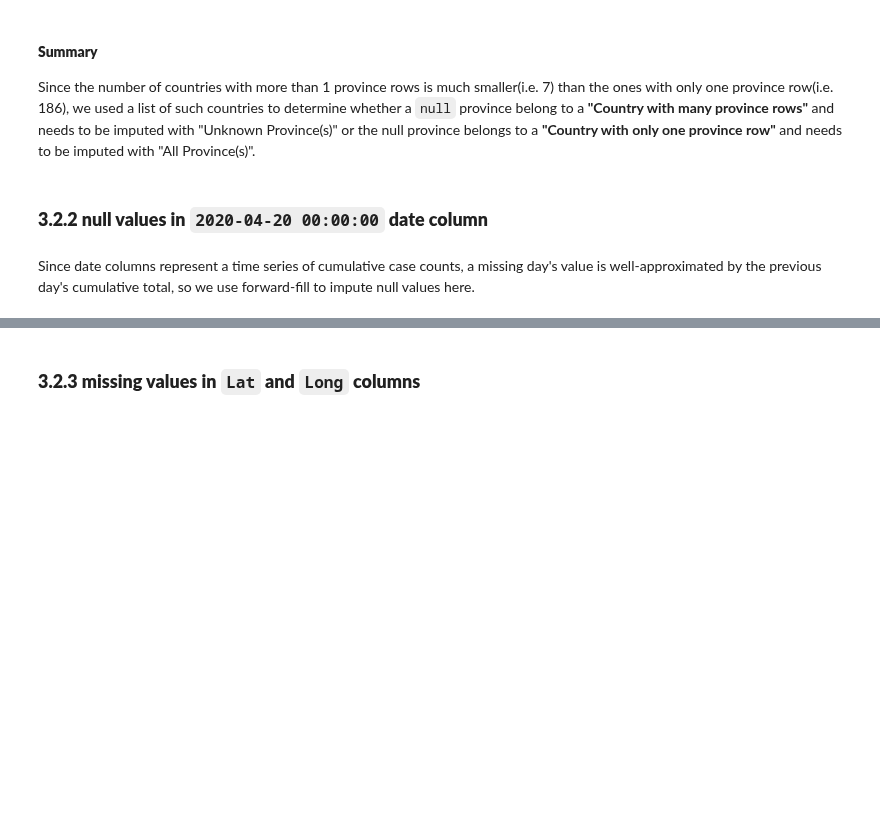
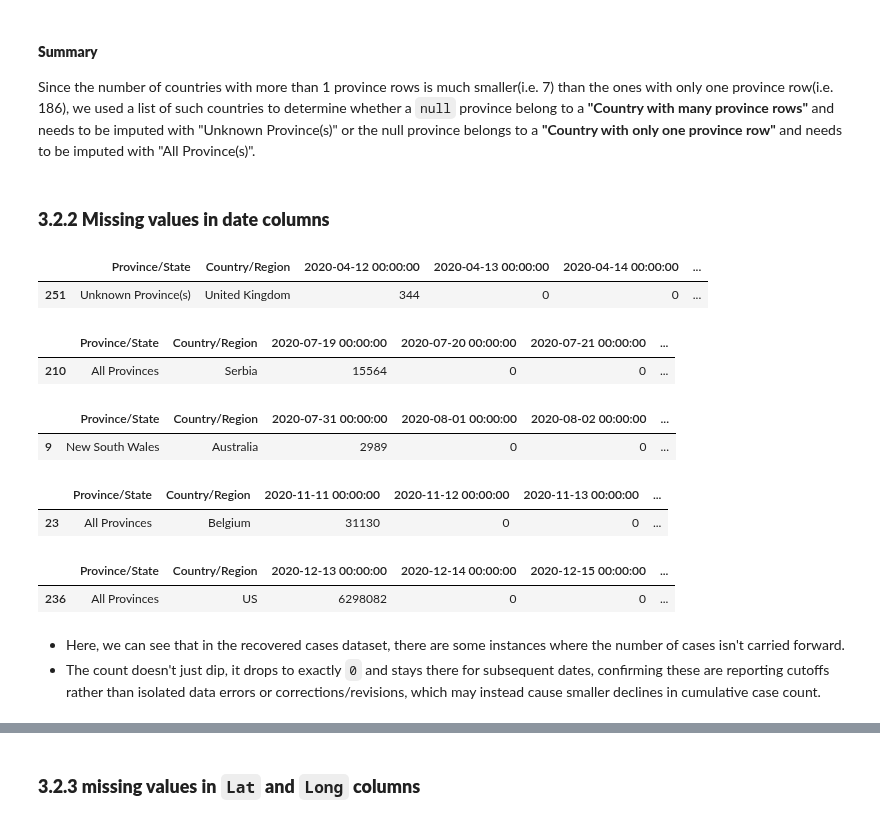
Before and after one commit to chetanchandel31/da-covid19, a Jupyter notebook: notebooks/01_covid_19_analysis.ipynb, the cells around one changed output, grey strips where cells are left out. Saved outputs shown, nothing was run; the diff lists cells and outputs as text; code cells hidden in the pictures; blank space fills up the shorter version.

```diff
--- a/notebooks/01_covid_19_analysis.ipynb
+++ b/notebooks/01_covid_19_analysis.ipynb
@@ -360,9 +360,44 @@ for name, df in [("Deaths", df_deaths), ("Confirmed", df_confirmed), ("Recovered
 
 Since the number of countries with more than 1 province rows is much smaller(i.e. 7) than the ones with only one province row(i.e. 186), we used a list of such countries to determine whether a `null` province belong to a **"Country with many province rows"** and needs to be imputed with "Unknown Province(s)" or the null province belongs to a **"Country with only one province row"** and needs to be imputed with "All Province(s)".
 # %% [markdown]
-### **3.2.2 null values in `2020-04-20 00:00:00` date column**
+### **3.2.2 Missing values in date columns**
-# %% [markdown]
-Since date columns represent a time series of cumulative case counts, a missing day's value is well-approximated by the previous day's cumulative total, so we use forward-fill to impute null values here.
+# %%
+date_cols = df_recovered.columns[4:]
+
+for i in range(1, len(date_cols)):
+    prev_date = date_cols[i - 1]
+    current_date = date_cols[i]
+    next_dates = date_cols[i + 1 : i + 4]
+
+    mask = (df_recovered[current_date] == 0) & (df_recovered[prev_date] > 100)
+
+    if mask.any():
+        display(
+            df_recovered.loc[
+                mask,
+                [
+                    "Province/State",
+                    "Country/Region",
+                    prev_date,
+                    current_date,
+                    *next_dates,
+                ],
+            ]
+        )
+# %% [output]
+|  | Province/State | Country/Region | 2020-04-12 00:00:00 | 2020-04-13 00:00:00 | 2020-04-14 00:00:00 | ... |
+| 251 | Unknown Province(s) | United Kingdom | 344 | 0 | 0 | ... |
+|  | Province/State | Country/Region | 2020-07-19 00:00:00 | 2020-07-20 00:00:00 | 2020-07-21 00:00:00 | ... |
+| 210 | All Provinces | Serbia | 15564 | 0 | 0 | ... |
+|  | Province/State | Country/Region | 2020-07-31 00:00:00 | 2020-08-01 00:00:00 | 2020-08-02 00:00:00 | ... |
+| 9 | New South Wales | Australia | 2989 | 0 | 0 | ... |
+|  | Province/State | Country/Region | 2020-11-11 00:00:00 | 2020-11-12 00:00:00 | 2020-11-13 00:00:00 | ... |
+| 23 | All Provinces | Belgium | 31130 | 0 | 0 | ... |
+|  | Province/State | Country/Region | 2020-12-13 00:00:00 | 2020-12-14 00:00:00 | 2020-12-15 00:00:00 | ... |
+| 236 | All Provinces | US | 6298082 | 0 | 0 | ... |
+# %% [markdown]
+- Here, we can see that in the recovered cases dataset, there are some instances where the number of cases isn't carried forward.
+- The count doesn't just dip, it drops to exactly `0` and stays there for subsequent dates, confirming these are reporting cutoffs rather than isolated data errors or corrections/revisions, which may instead cause smaller declines in cumulative case count.
 # %%
 for name, df in [("Deaths", df_deaths), ("Confirmed", df_confirmed), ("Recovered", df_recovered)]:
     display(Markdown(f"#### ***{name}***:"))
```
Also changed, not shown: parts of 11 cells of this notebook.
